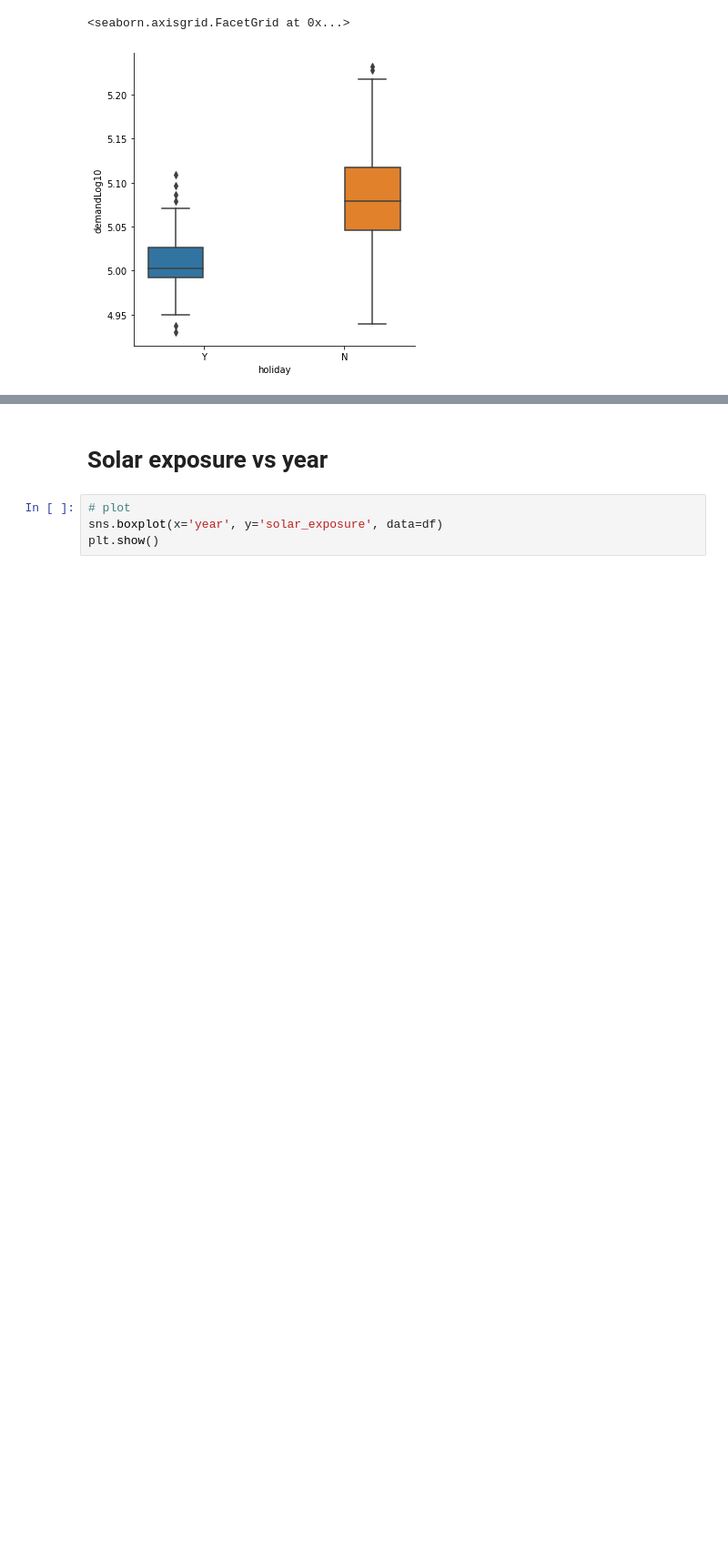
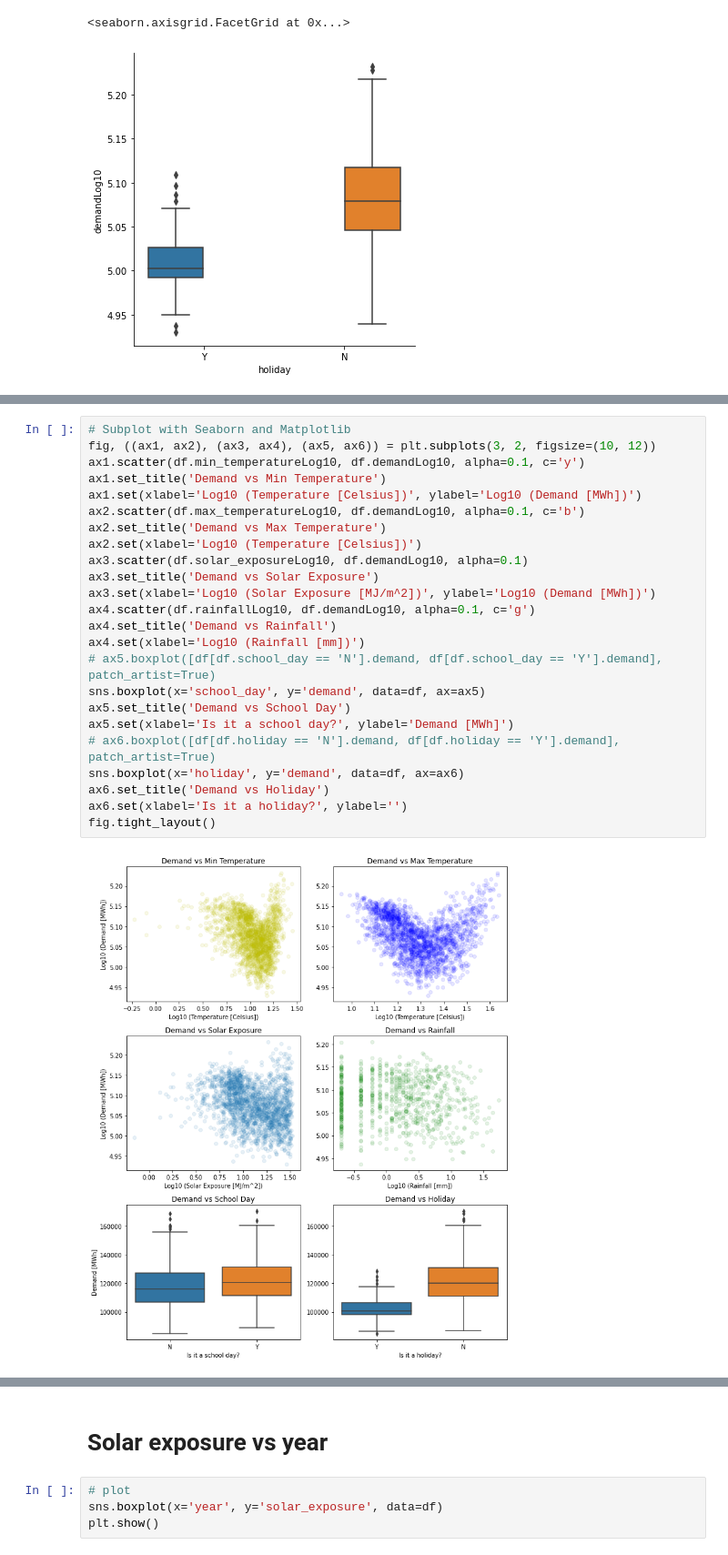
Before and after one commit to shlondon/ElectricityMarket-DataCamp, a Jupyter notebook: BrainStorm.ipynb, the cells around one changed output, grey strips where cells are left out. Shown at 91% size. Drawn from its saved outputs; the diff is of its cells as text; blank space fills up the shorter version.

```diff
--- a/BrainStorm.ipynb
+++ b/BrainStorm.ipynb
@@ -631,0 +676,26 @@ sns.catplot(x='holiday', y='demandLog10', hue='holiday', data=df, kind='box')
+# %%
+# Subplot with Seaborn and Matplotlib
+fig, ((ax1, ax2), (ax3, ax4), (ax5, ax6)) = plt.subplots(3, 2, figsize=(10, 12))
+ax1.scatter(df.min_temperatureLog10, df.demandLog10, alpha=0.1, c='y')
+ax1.set_title('Demand vs Min Temperature')
+ax1.set(xlabel='Log10 (Temperature [Celsius])', ylabel='Log10 (Demand [MWh])')
+ax2.scatter(df.max_temperatureLog10, df.demandLog10, alpha=0.1, c='b')
+ax2.set_title('Demand vs Max Temperature')
+ax2.set(xlabel='Log10 (Temperature [Celsius])')
+ax3.scatter(df.solar_exposureLog10, df.demandLog10, alpha=0.1)
+ax3.set_title('Demand vs Solar Exposure')
+ax3.set(xlabel='Log10 (Solar Exposure [MJ/m^2])', ylabel='Log10 (Demand [MWh])')
+ax4.scatter(df.rainfallLog10, df.demandLog10, alpha=0.1, c='g')
+ax4.set_title('Demand vs Rainfall')
+ax4.set(xlabel='Log10 (Rainfall [mm])')
+# ax5.boxplot([df[df.school_day == 'N'].demand, df[df.school_day == 'Y'].demand], patch_artist=True)
+sns.boxplot(x='school_day', y='demand', data=df, ax=ax5)
+ax5.set_title('Demand vs School Day')
+ax5.set(xlabel='Is it a school day?', ylabel='Demand [MWh]')
+# ax6.boxplot([df[df.holiday == 'N'].demand, df[df.holiday == 'Y'].demand], patch_artist=True)
+sns.boxplot(x='holiday', y='demand', data=df, ax=ax6)
+ax6.set_title('Demand vs Holiday')
+ax6.set(xlabel='Is it a holiday?', ylabel='')
+fig.tight_layout()
+# %% [output]
+[figure, added]
```
Also changed, not shown: parts of 7 cells of this notebook, 1 other file.
